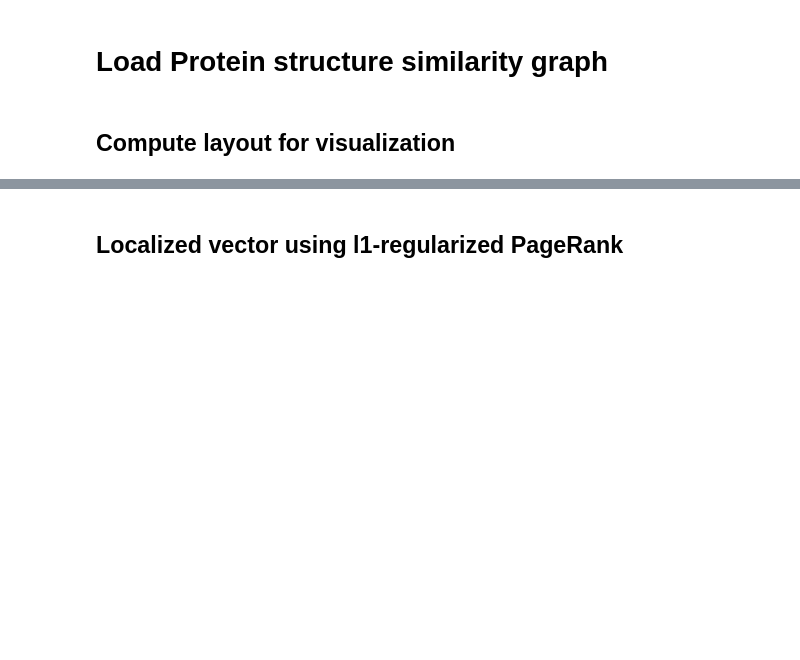
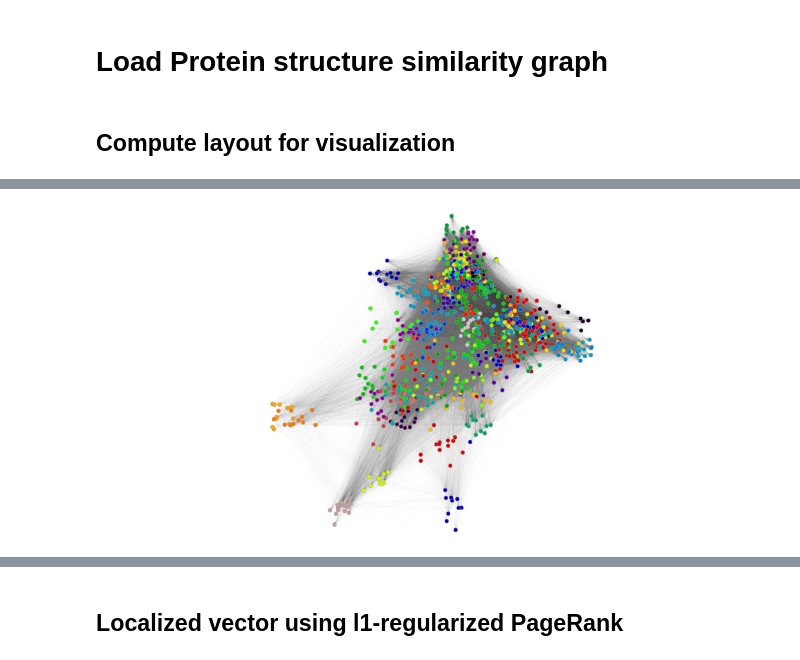
Before and after one commit to kfoynt/LocalGraphClustering, a Jupyter notebook: notebooks/examples_Bioinformatics_with_visualization.ipynb, the cells around one changed output, grey strips where cells are left out. Saved outputs shown, nothing was run; the diff lists cells and outputs as text; code cells hidden in the pictures; blank space fills up the shorter version.

```diff
--- a/notebooks/examples_Bioinformatics_with_visualization.ipynb
+++ b/notebooks/examples_Bioinformatics_with_visualization.ipynb
@@ -304,0 +297,32 @@ graph_draw(g_gtool, pos, output_size=(1000, 500),
+# %%
+ld_coord = np.loadtxt('./datasets/ASTRAL-small-sized-mammoth-sims-geq-2_groundTruth.csv', dtype = 'str')
+
+cluster_type = []
+for i in ld_coord:
+    cluster_type.append(i[1])
+cluster_type_set = set(cluster_type)
+
+idxs_cluster_type = dict(zip(cluster_type_set, range(len(cluster_type_set))))
+
+protein_color = np.zeros(len(cluster_type))
+for i in range(len(cluster_type)):
+    protein_color[idxs[ld_coord[i][0]]] = idxs_cluster_type[ld_coord[i][1]]
+
+# Plot solutions for rounded eigenvector
+node_colours = g_gtool.new_vertex_property("double",protein_color)
+
+temp = np.zeros(g._num_vertices) + 6
+
+node_size = g_gtool.new_vertex_property("double",temp)
+
+c_map = plt.get_cmap('nipy_spectral')
+
+graph_draw(g_gtool, pos, output_size=(1000, 500),
+           vertex_size=node_size,
+           vertex_fill_color=node_colours,
+           vorder=node_size,
+           edge_pen_width=0.1,
+           edge_color = [0.0, 0, 0, 0.05],
+           vcmap = c_map)
+# %% [output]
+[figure, added]
```
Also changed, not shown: parts of 45 cells of this notebook, 9 other files.
